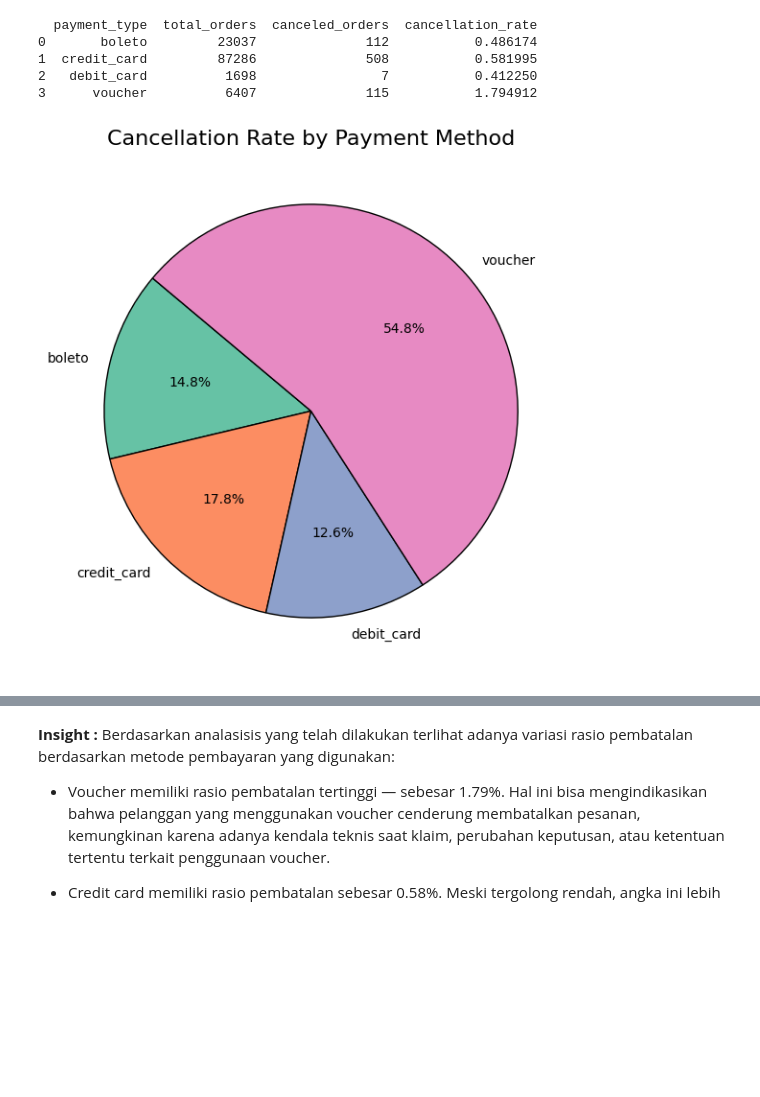
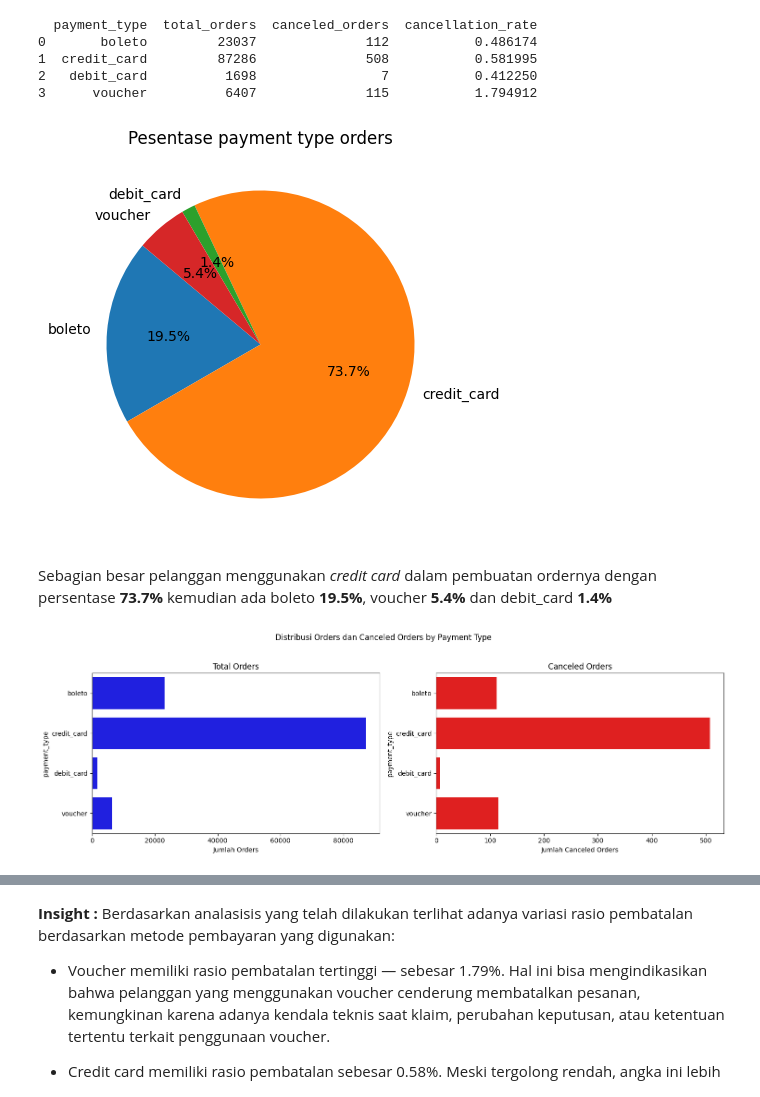
Before and after one commit to aesxiety/Proyek-Analisis-Data-Ecomerce-DBS, a Jupyter notebook: notebook.ipynb, the cells around one changed output, grey strips where cells are left out. Drawn from its saved outputs; the diff is of its cells as text; code cells hidden in the pictures; blank space fills up the shorter version.

Commit message:
add readme & update visualization in dashboard.py

```diff
--- a/notebook.ipynb
+++ b/notebook.ipynb
@@ -44,7 +44,7 @@ order_items_df.head()
 | 3 | 00024acbcdf0a6daa1e931b038114c75 | 1 | 7634da152a4610f1595efa32f14722fc | 9d7a1d34a5052409006425275ba1c2b4 | 2018-08-15 10:10:18 | 12.99 | 12.79 |
 | 4 | 00042b26cf59d7ce69dfabb4e55b4fd9 | 1 | ac6c3623068f30de03045865e4e10089 | df560393f3a51e74553ab94004ba5c87 | 2017-02-13 13:57:51 | 199.90 | 18.14 |
 # %%
-payment_df = pd.read_csv('data/order_payments_dataset.csv')
+payment_df = pd.read_csv('order_payments_dataset.csv')
 payment_df.head()
 # %% [output]
 |  | order_id | payment_sequential | payment_type | payment_installments | payment_value |
@@ -54,7 +54,7 @@ payment_df.head()
 | 3 | ba78997921bbcdc1373bb41e913ab953 | 1 | credit_card | 8 | 107.78 |
 | 4 | 42fdf880ba16b47b59251dd489d4441a | 1 | credit_card | 2 | 128.45 |
 # %%
-customers_df = pd.read_csv('data/customers_dataset.csv')
+customers_df = pd.read_csv('customers_dataset.csv')
 customers_df.head()
 # %% [output]
 |  | customer_id | customer_unique_id | customer_zip_code_prefix | customer_city | customer_state |
@@ -64,7 +64,7 @@ customers_df.head()
 | 3 | b2b6027bc5c5109e529d4dc6358b12c3 | 259dac757896d24d7702b9acbbff3f3c | 8775 | mogi das cruzes | SP |
 | 4 | 4f2d8ab171c80ec8364f7c12e35b23ad | 345ecd01c38d18a9036ed96c73b8d066 | 13056 | campinas | SP |
 # %%
-products_df = pd.read_csv('data/products_dataset.csv')
+products_df = pd.read_csv('products_dataset.csv')
 products_df.head()
 # %% [output]
 |  | product_id | product_category_name | product_name_lenght | product_description_lenght | product_photos_qty | ... |
@@ -74,7 +74,7 @@ products_df.head()
 | 3 | cef67bcfe19066a932b7673e239eb23d | bebes | 27.0 | 261.0 | 1.0 | ... |
 | 4 | 9dc1a7de274444849c219cff195d0b71 | utilidades_domesticas | 37.0 | 402.0 | 4.0 | ... |
 # %%
-product_category_name_translation_df = pd.read_csv('data/product_category_name_translation.csv')
+product_category_name_translation_df = pd.read_csv('product_category_name_translation.csv')
 product_category_name_translation_df.head()
 # %% [output]
 |  | product_category_name | product_category_name_english |
@@ -1358,16 +1381,37 @@ print(payment_status)
 2   debit_card          1698                7           0.412250
 3      voucher          6407              115           1.794912
 # %%
-plt.figure(figsize=(10, 7))
-plt.pie(
-    payment_status['cancellation_rate'],
-    labels=payment_status['payment_type'],
-    autopct='%1.1f%%',
-    colors=sns.color_palette('Set2'),
-    startangle=140,
-    wedgeprops={'edgecolor': 'black'}
-)
-plt.title('Cancellation Rate by Payment Method', fontsize=16)
+# Pie chart
+plt.figure(figsize=(7, 5))
+plt.pie(payment_status['total_orders'],
+        labels=payment_status['payment_type'],
+        autopct='%1.1f%%',
+        startangle=140,
+        colors=plt.cm.tab10.colors)
+
+# Title
+plt.title('Pesentase payment type orders')
 plt.show()
 # %% [output]
-[figure, old version]
+[figure, new version]
+# %% [markdown]
+Sebagian besar pelanggan menggunakan *credit card* dalam pembuatan ordernya dengan persentase **73.7%** kemudian ada boleto **19.5%**, voucher **5.4%** dan debit_card **1.4%**
+# %%
+# Setup figure dan axes
+fig, axes = plt.subplots(1, 2, figsize=(15, 5))
+fig.suptitle('Distribusi Orders dan Canceled Orders by Payment Type')
+
+# Plot Total Orders
+sns.barplot(y=payment_status["payment_type"], x=payment_status["total_orders"], orient="h", color='blue', ax=axes[0])
+axes[0].set_title("Total Orders")
+axes[0].set_xlabel("Jumlah Orders")
+
+# Plot Canceled Orders
+sns.barplot(y=payment_status["payment_type"], x=payment_status["canceled_orders"], orient="h", color='red', ax=axes[1])
+axes[1].set_title("Canceled Orders")
+axes[1].set_xlabel("Jumlah Canceled Orders")
+
+plt.tight_layout(rect=[0, 0, 1, 0.95])
+plt.show()
+# %% [output]
+[figure, added]
```
Also changed, not shown: parts of 31 cells of this notebook, 6 other files.
